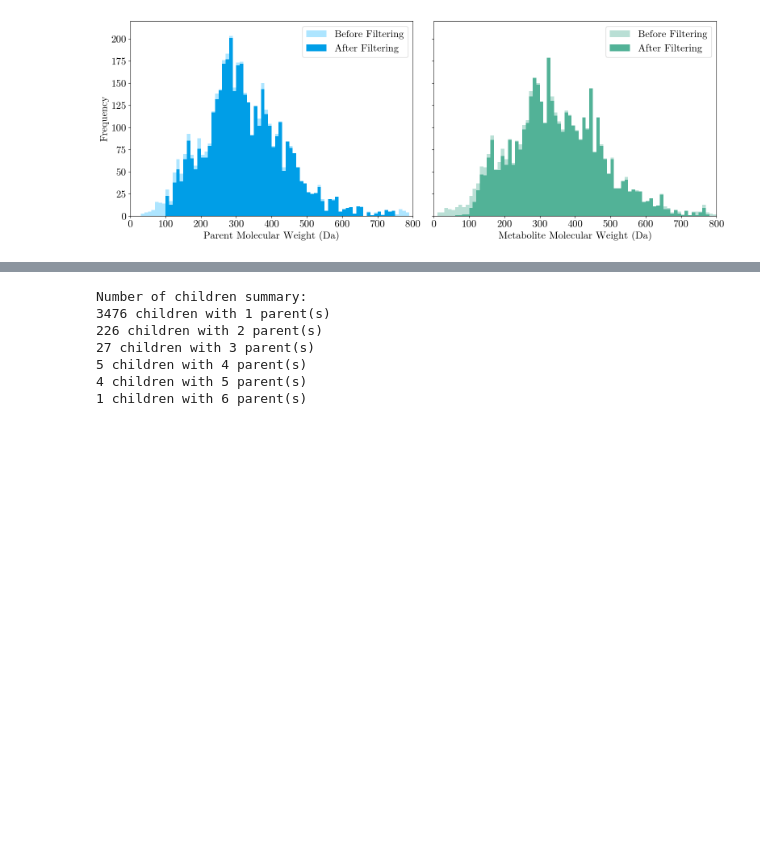
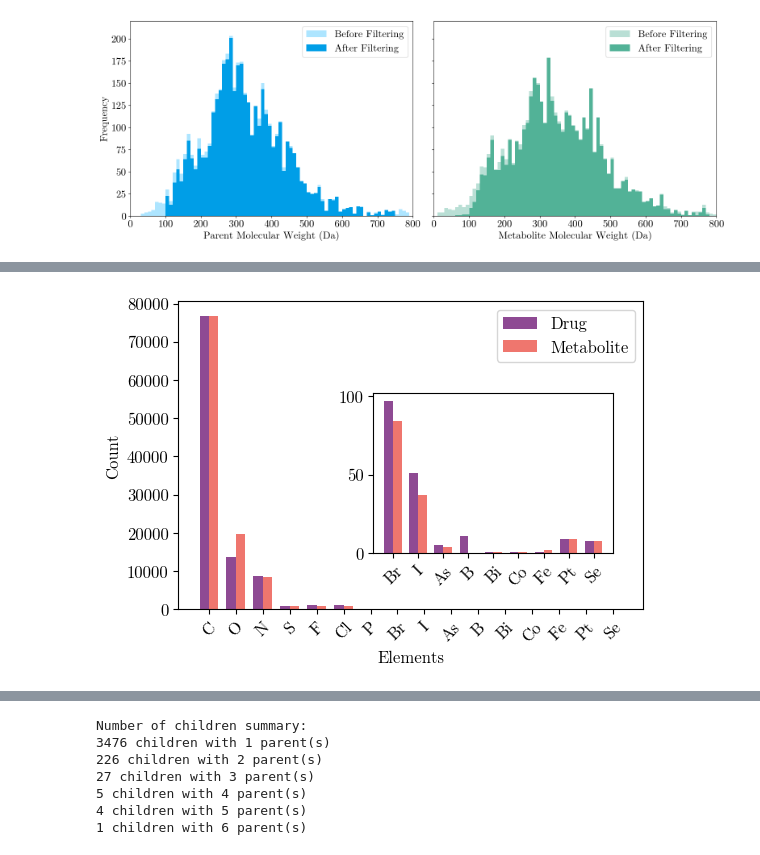
Before and after one commit to tsofiac/LAGOM, a Jupyter notebook: data_analysis/data_analysis_plots.ipynb, the cells around one changed output, grey strips where cells are left out. Drawn from its saved outputs; the diff is of its cells as text; code cells hidden in the pictures; blank space fills up the shorter version.

Commit message:
new plot for element count

```diff
--- a/data_analysis/data_analysis_plots.ipynb
+++ b/data_analysis/data_analysis_plots.ipynb
@@ -231 +175,86 @@ Se: 8
+# %%
+# Element count
+def define_atoms(molecule):
+    mol = Chem.MolFromSmiles(molecule)
+    atoms = [atom.GetSymbol() for atom in mol.GetAtoms()]
+    atom_counts = Counter(atoms)
+    return atom_counts
+
+
+def analyse_atoms(data, column):
+    total_atoms_count = Counter()
+
+    for molecule in data[column]:
+        atom_counts = define_atoms(molecule)
+        total_atoms_count.update(atom_counts)
+
+    return total_atoms_count
+
+
+def print_atom_counts(atom_counts):
+    for atom, count in atom_counts.items():
+        print(f"{atom}: {count}")
+
+
+def plot_histogram(parent_atom_counts, child_atom_counts, save_figure=None):
+    custom_order = ['C', 'O', 'N', 'S', 'F', 'Cl', 'P', 'Br', 'I']
+
+
+    all_atoms = set(list(parent_atom_counts.keys()) + list(child_atom_counts.keys()))
+    remaining_atoms = sorted([atom for atom in all_atoms if atom not in custom_order])
+    full_order = custom_order + remaining_atoms
+
+    parent_counts = [parent_atom_counts.get(atom, 0) for atom in full_order]
+    child_counts = [child_atom_counts.get(atom, 0) for atom in full_order]
+
+    plt.figure(figsize=(6, 4))
+    bar_width = 0.35
+    index = range(len(full_order))
+
+    plt.bar(index, parent_counts, bar_width, label='Drug', color='#8E4A93')
+    plt.bar([i + bar_width for i in index], child_counts, bar_width, label='Metabolite', color='#EF766E')
+
+    plt.xlabel('Elements')
+    plt.ylabel('Count')
+    plt.xticks([i + bar_width / 2 for i in index], full_order, rotation=45)
+    plt.legend()
+
+    remaining_atoms = ['Br', 'I'] + remaining_atoms
+    if remaining_atoms:
+        inset_ax = plt.axes([0.45, 0.25, 0.4, 0.4])  # [left, bottom, width, height]
+        inset_index = range(len(remaining_atoms))
+        inset_parent_counts = [parent_atom_counts.get(atom, 0) for atom in remaining_atoms]
+        inset_child_counts = [child_atom_counts.get(atom, 0) for atom in remaining_atoms]
+
+        inset_ax.bar(inset_index, inset_parent_counts, bar_width, color='#8E4A93', label='Drug')
+        inset_ax.bar([i + bar_width for i in inset_index], inset_child_counts, bar_width, color='#EF766E', label='Metabolite')
+
+        inset_ax.set_xticks([i + bar_width / 2 for i in inset_index])
+        inset_ax.set_xticklabels(remaining_atoms, rotation=45)
+        # inset_ax.set_title('Remaining Atoms')
+
+    if save_figure is not None:
+        os.makedirs("figures", exist_ok=True)
+        plt.savefig(f"figures/{save_figure}.eps", format="eps")
+
+    plt.show()
+
+# name = 'drugbank' # [ 'drugbank' 'metxbiodb' ]
+# dataset = f'../dataset/curated_data/{name}_smiles.csv'
+
+after = "../dataset/curated_data/combined_smiles_before_filters.csv"
+data = pd.read_csv(after)
+
+parent_atom_counts = analyse_atoms(data, "parent_smiles")
+child_atom_counts = analyse_atoms(data, "child_smiles")
+
+# print("Parent SMILES element counts:")
+# print_atom_counts(parent_atom_counts)
+
+# print("\nChild SMILES element counts:")
+# print_atom_counts(child_atom_counts)
+
+plot_histogram(parent_atom_counts, child_atom_counts)
+# %% [output]
+[figure, added]
 # %%
```
Also changed, not shown: parts of 3 cells of this notebook, 5 other files.
